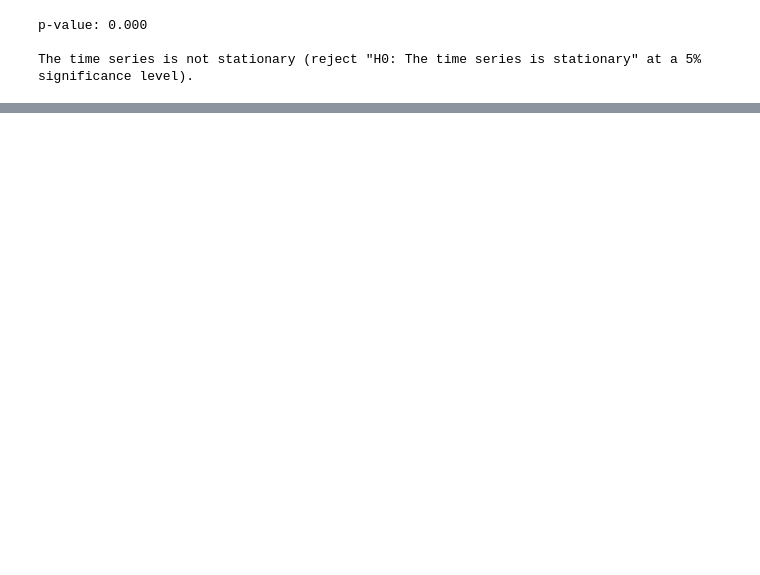
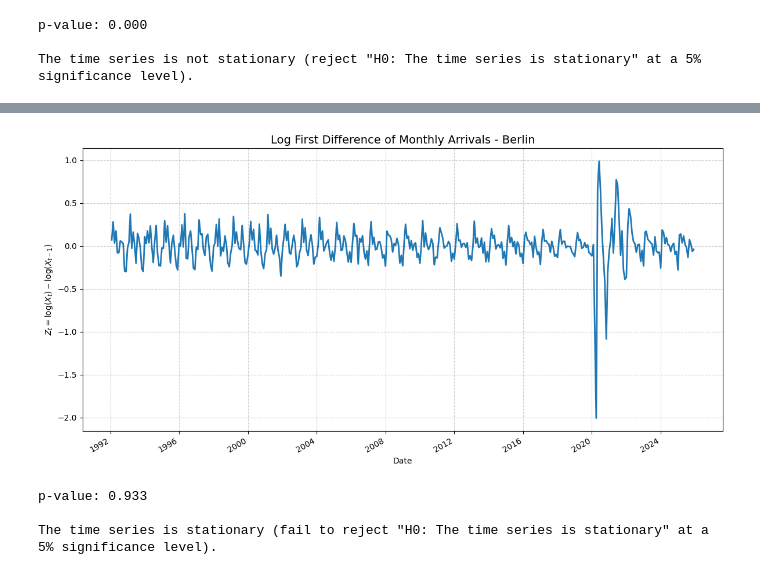
Before and after one commit to ChronoX-TimeSeries/BundesHost, a Jupyter notebook: notebooks/02_time_series_modeling.ipynb.ipynb, the cells around one changed output, grey strips where cells are left out. Drawn from its saved outputs; the diff is of its cells as text; code cells hidden in the pictures; blank space fills up the shorter version.

```diff
--- a/notebooks/02_time_series_modeling.ipynb.ipynb
+++ b/notebooks/02_time_series_modeling.ipynb.ipynb
@@ -187,2 +196,42 @@ p-value: 0.998
 
 The time series is stationary (fail to reject "H0: The time series is stationary" at a 5% significance level).
+# %%
+# Time series plot of Z_t := (1 - B) log(X_t)
+
+z_ts = np.log(x_ts).diff().dropna()
+
+fig, ax = plt.subplots(figsize=(12, 6))
+
+ax.plot(z_ts, linewidth=2)
+
+ax.set_title(f"Log First Difference of Monthly Arrivals - {state_name}", fontsize=14)
+ax.set_xlabel("Date")
+ax.set_ylabel(r"$Z_t = \log(X_t) - \log(X_{t-1})$")
+
+ax.grid(True, linestyle="--", alpha=0.6)
+
+fig.autofmt_xdate()
+plt.tight_layout()
+plt.show()
+# %% [output]
+[figure, added]
+# %%
+# Test the stationarity of Z_t
+
+# Perform KPSS test
+kpss_test = KPSS(z_ts)
+p_value = kpss_test.pvalue
+
+# Print the results
+print(f'p-value: {p_value:.3f}\n')
+
+# Interpret the results
+alpha = 0.05
+if p_value >= alpha:
+     print(f'The time series is stationary (fail to reject "H0: The time series is stationary" at a {100*alpha:.0f}% significance level).')
+else:
+    print(f'The time series is not stationary (reject "H0: The time series is stationary" at a {100*alpha:.0f}% significance level).')
+# %% [output]
+p-value: 0.933
+
+The time series is stationary (fail to reject "H0: The time series is stationary" at a 5% significance level).
```
Also changed, not shown: parts of 44 cells of this notebook.
